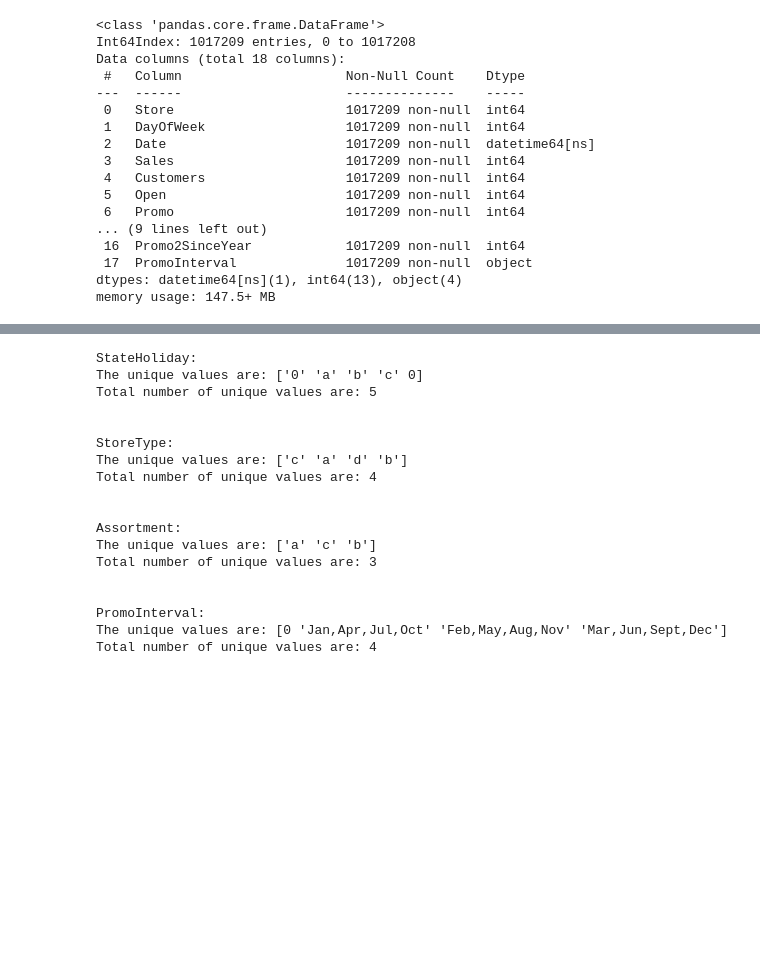
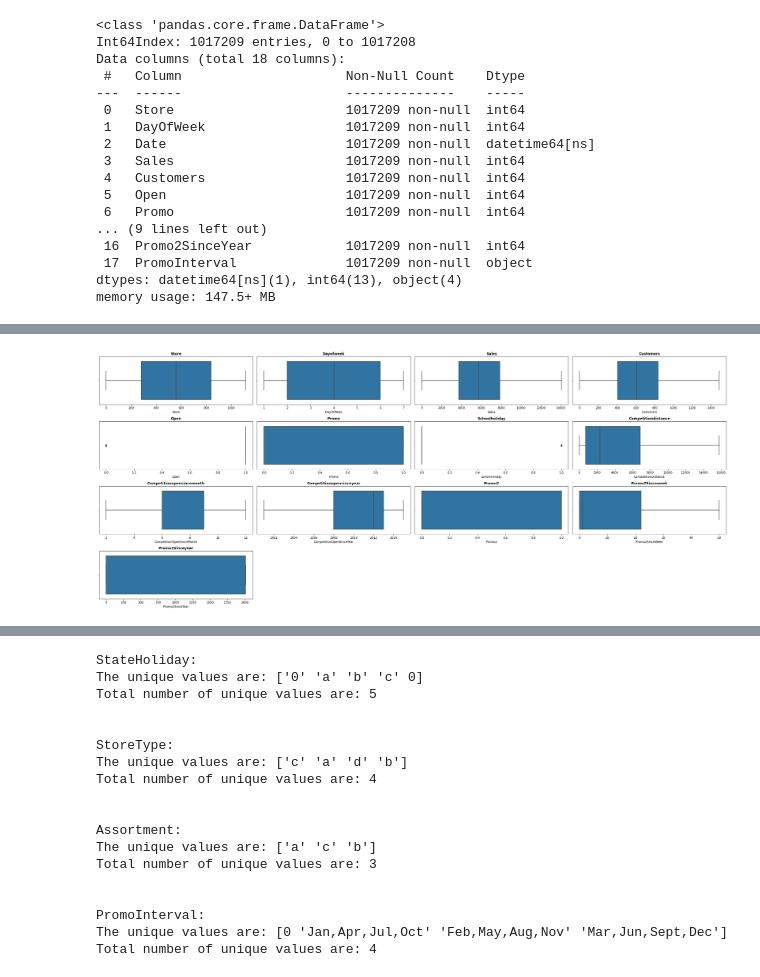
Before and after one commit to Shahrukh2016/Retail_Sales_Prediction, a Jupyter notebook: IndividualColab_RetailSalesPrediction.ipynb, the cells around one changed output, grey strips where cells are left out. Cells and saved outputs as stored; diff of their text form; code cells hidden in the pictures; blank space fills up the shorter version.

```diff
--- a/IndividualColab_RetailSalesPrediction.ipynb
+++ b/IndividualColab_RetailSalesPrediction.ipynb
@@ -1046,0 +1111,6 @@ memory usage: 147.5+ MB
+# %%
+# Determining IQR, Lower and Upper bound and number out outliers present in each of the continous numerical feature
+for feature in continous_value_feature:
+  print(feature,":")
+  detect_outliers(df[feature])
+  print("\n")
@@ -1046,0 +1145,25 @@ memory usage: 147.5+ MB
+# %%
+# Defining the function that treats outliers with the IQR technique
+def treat_outliers_iqr(data):
+    # Calculate the first and third quartiles
+    q1, q3 = np.percentile(data, [25, 75])
+
+    # Calculate the interquartile range (IQR)
+    iqr = q3 - q1
+
+    # Identify the outliers
+    lower_bound = q1 - (1.5 * iqr)
+    upper_bound = q3 + (1.5 * iqr)
+    outliers = [x for x in data if x < lower_bound or x > upper_bound]
+
+    # Print the outliers
+    print("Outliers:", outliers)
+
+    # Treat the outliers (e.g., replace with the nearest quartile value)
+    treated_data = [q1 if x < lower_bound else q3 if x > upper_bound else x for x in data]
+
+    return treated_data
+# %%
+#Passing all the feature one by one from the list of continous_value_feature in our above defined function for outlier treatment
+for feature in continous_value_feature:
+  df[feature]= treat_outliers_iqr(df[feature])
@@ -1046,0 +1174,10 @@ memory usage: 147.5+ MB
+# %%
+#Replotting the box plots and rechecking the percentage of outliers still available(if any) in the list of continous_value_feature.
+plt.figure(figsize=(30,15))
+for n,column in enumerate(df.describe().columns):
+  plt.subplot(5, 4, n+1)
+  sns.boxplot(df[column])
+  plt.title(f'{column.title()}',weight='bold')
+  plt.tight_layout()
+# %% [output]
+[figure, added]
```
Also changed, not shown: parts of 29 cells of this notebook.
